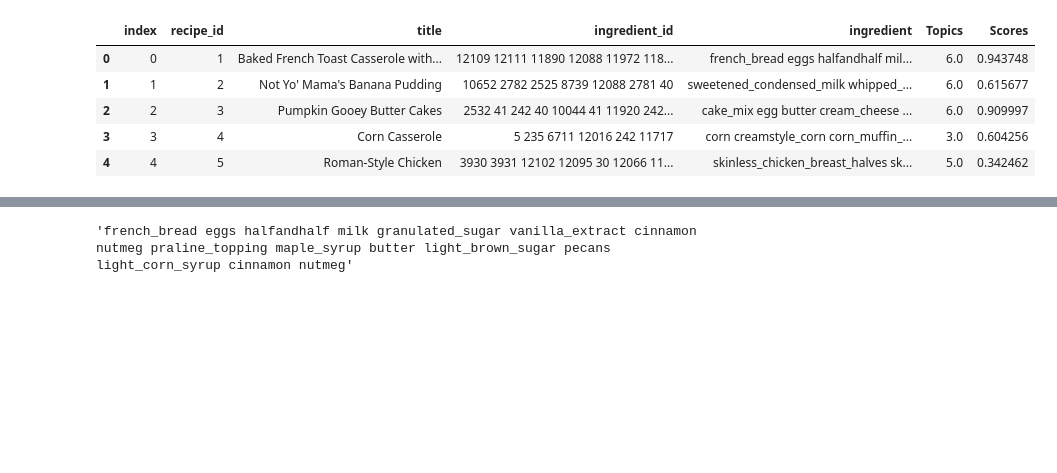
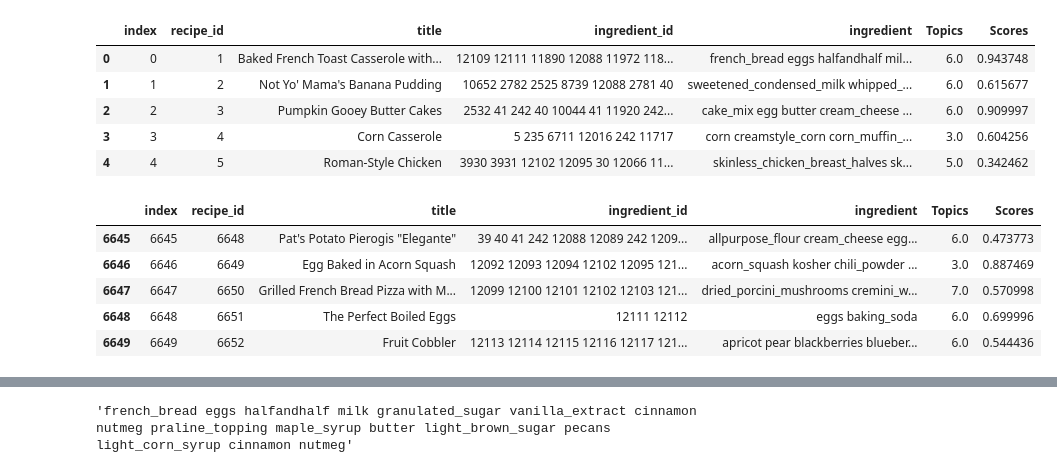
Before and after one commit to amazurek1/Recipe_Recommender, a Jupyter notebook: notebooks/FoodNetwork_NLP3.ipynb, the cells around one changed output, grey strips where cells are left out. Saved outputs shown, nothing was run; the diff lists cells and outputs as text; code cells hidden in the pictures; blank space fills up the shorter version.

```diff
--- a/notebooks/FoodNetwork_NLP3.ipynb
+++ b/notebooks/FoodNetwork_NLP3.ipynb
@@ -382,3 +385,12 @@ data_topics.head()
 | 2 | 2 | 3 | Pumpkin Gooey Butter Cakes | 2532 41 242 40 10044 41 11920 242... | cake_mix egg butter cream_cheese ... | 6.0 | 0.909997 |
 | 3 | 3 | 4 | Corn Casserole | 5 235 6711 12016 242 11717 | corn creamstyle_corn corn_muffin_... | 3.0 | 0.604256 |
 | 4 | 4 | 5 | Roman-Style Chicken | 3930 3931 12102 12095 30 12066 11... | skinless_chicken_breast_halves sk... | 5.0 | 0.342462 |
+# %%
+data_topics.tail()
+# %% [output]
+|  | index | recipe_id | title | ingredient_id | ingredient | Topics | Scores |
+| 6645 | 6645 | 6648 | Pat's Potato Pierogis "Elegante" | 39 40 41 242 12088 12089 242 1209... | allpurpose_flour cream_cheese egg... | 6.0 | 0.473773 |
+| 6646 | 6646 | 6649 | Egg Baked in Acorn Squash | 12092 12093 12094 12102 12095 121... | acorn_squash kosher chili_powder ... | 3.0 | 0.887469 |
+| 6647 | 6647 | 6650 | Grilled French Bread Pizza with M... | 12099 12100 12101 12102 12103 121... | dried_porcini_mushrooms cremini_w... | 7.0 | 0.570998 |
+| 6648 | 6648 | 6651 | The Perfect Boiled Eggs | 12111 12112 | eggs baking_soda | 6.0 | 0.699996 |
+| 6649 | 6649 | 6652 | Fruit Cobbler | 12113 12114 12115 12116 12117 121... | apricot pear blackberries blueber... | 6.0 | 0.544436 |
```
Also changed, not shown: parts of 25 cells of this notebook, 8 other files.
